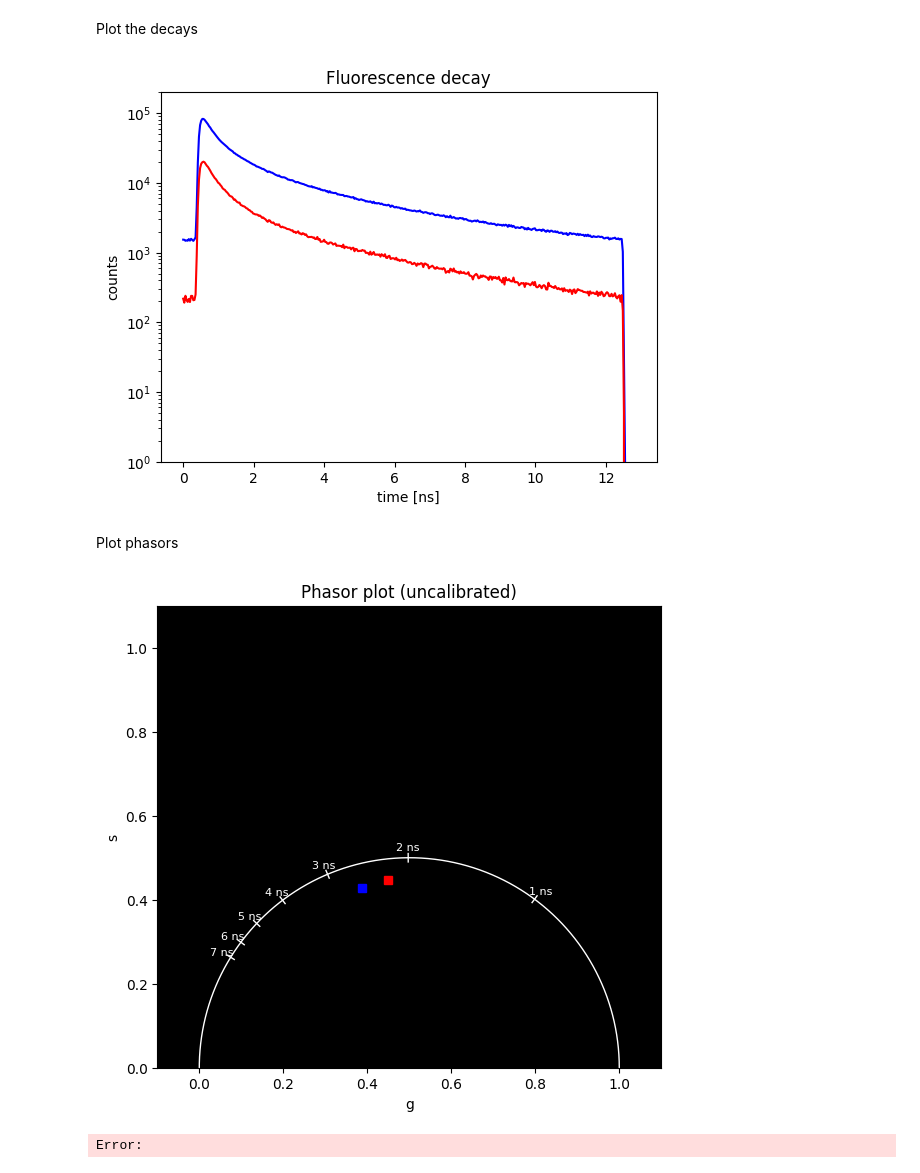
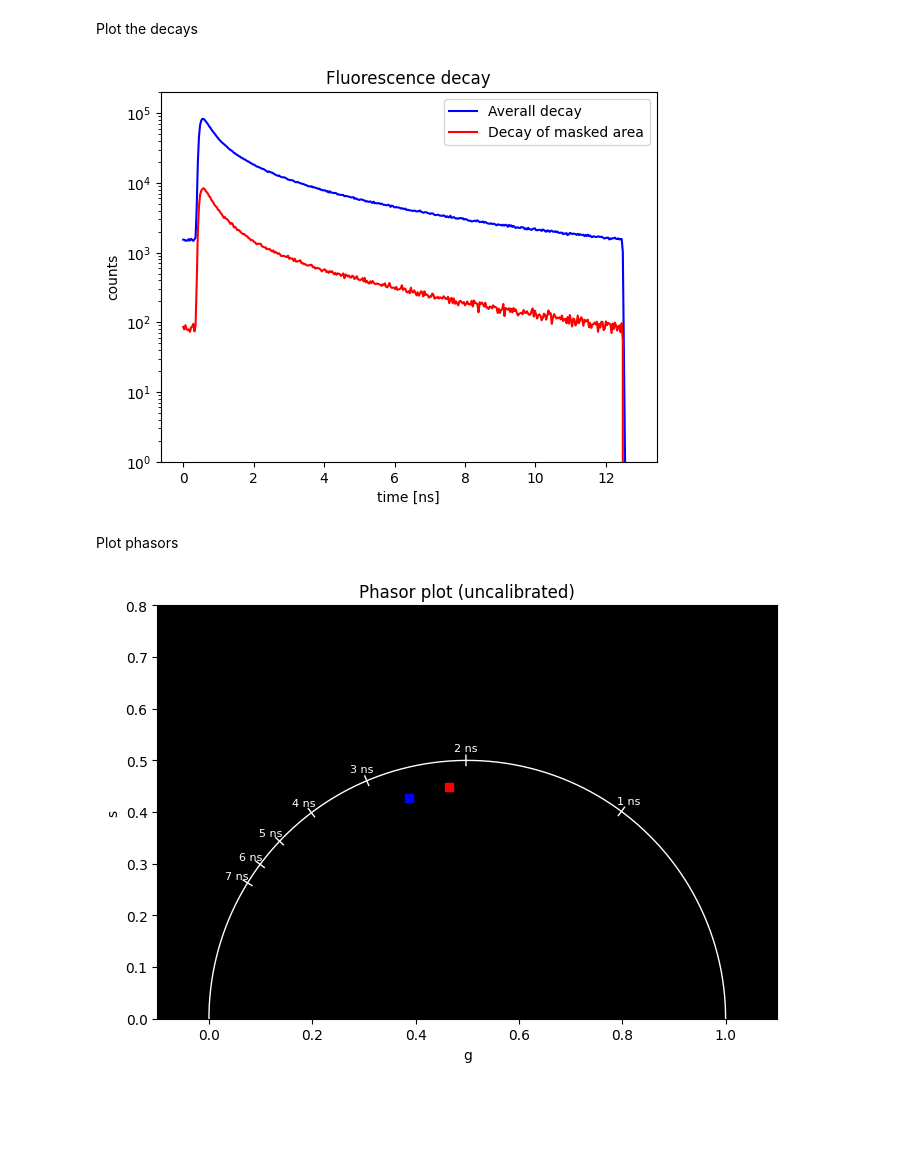
Before and after one commit to IMCF-Biocev/FLOPA, a Jupyter notebook: notebooks/image_reconstruction_with_masking.ipynb, the cells around one changed output. Cells and saved outputs as stored; diff of their text form; code cells hidden in the pictures; blank space fills up the shorter version.

```diff
--- a/notebooks/image_reconstruction_with_masking.ipynb
+++ b/notebooks/image_reconstruction_with_masking.ipynb
@@ -3,7 +3,7 @@ Read header and print it
 # %%
 from flopa.io.ptuio.reader import TTTRReader
 
-reader = TTTRReader('../test_data/B16_KO1_10.ptu')
+reader = TTTRReader('../tests/data/LSM/B16_KO1_10.ptu')
 for key, value in reader.header.tags.items():
     print(f'{key}: {value}')
 
@@ -121,0 +107,12 @@ plt.show()
+# %%
+from flopa.io.ptuio.utils import aggregate_dataset
+import matplotlib.pyplot as plt
+result_sum = aggregate_dataset(result,dims=['frame'])
+
+print("Original dataset coords: ", result.coords)
+print("Aggregated dataset coords: ", result_sum.coords)
+
+actual_slice = result_sum.photon_count.isel(frame=0,detector=0,sequence=0)
+fig, ax = plt.subplots()
+ax.imshow(actual_slice, cmap='grey')
+plt.show()
@@ -135,5 +148,6 @@ plt.show()
 # %%
-image_mask = ((image_sum > threshold[0]) & (image_sum < threshold[1]))
+image_mask = ((actual_slice > threshold[0]) & (actual_slice < threshold[1]))
+image_mask = image_mask.values # make sure it is numpy
 fig, ax = plt.subplots()
 ax.imshow(image_mask,cmap='gray')
 plt.show()
@@ -152,11 +166,12 @@ cfg = ScanConfig(
     max_detector=2
     )
 
+
 reconstructor = ImageReconstructor(
         config=cfg,
         tcspc_channels= tcspc_bins,
         roi_mask = image_mask,
-        outputs=['tcspc_histogram']
+        outputs=['tcspc_histogram','photon_count']
         )
 
 for chunk in reader.iter_chunks():
@@ -171,19 +197,20 @@ Channel overflow detected! Max channel: 3
 # %% [markdown]
 Plot the decays
 # %%
-decay_sum = decay.coarsen(frame = 3, channel = 2).sum().squeeze()
-decay_masked_sum = decay_masked.coarsen(frame = 3, channel = 2).sum().squeeze()
+decay_sum = decay.coarsen(frame = 3, detector = 2,sequence=1).sum().squeeze()
+decay_masked_sum = decay_masked.coarsen(frame = 3, detector = 2, sequence = 1).sum().squeeze()
 
 
 fig, ax = plt.subplots()
-ax.semilogy(dtime.data, decay_sum.data, 'b-')
-ax.semilogy(dtime.data, decay_masked_sum.data, 'r-')
+ax.semilogy(dtime.data, decay_sum.data, 'b-', label = 'Averall decay')
+ax.semilogy(dtime.data, decay_masked_sum.data, 'r-', label = 'Decay of masked area')
 ax.set_title('Fluorescence decay')
 ax.set_ylabel('counts')
 ax.set_xlabel('time [ns]')
 ax.set_ylim([1, 2e5])
+plt.legend()
 plt.show()
 # %% [output]
-[figure, old version]
+[figure, new version]
 # %% [markdown]
 Plot phasors
@@ -195,6 +217,9 @@ phasor_masked = get_phasor_from_decay(decay=decay_masked_sum.data,tcspc_resoluti
 # %%
-from flopa.io.ptuio.utils import draw_unitary_circle
+from flopa.io.ptuio.utils import draw_unitary_circle, get_phasor_from_decay
 
+
+phasor_all = get_phasor_from_decay(decay=decay_sum.data,tcspc_resolution=tcspc_resolution,sync_rate=repetition_rate)
+phasor_masked = get_phasor_from_decay(decay=decay_masked_sum.data,tcspc_resolution=tcspc_resolution,sync_rate=repetition_rate)
 fig, ax = plt.subplots(figsize=(8,6))
 ax.plot(phasor_all.real,phasor_all.imag, 'bs')
 ax.plot(phasor_masked.real,phasor_masked.imag, 'rs')
@@ -210,5 +235,4 @@ plt.show()
 
 # background shifts the phasor towards longer lifetime
 # %% [output]
-[figure, old version]
+[figure, new version]
-Error:
```
Also changed, not shown: parts of 11 cells of this notebook, 7 other files.
